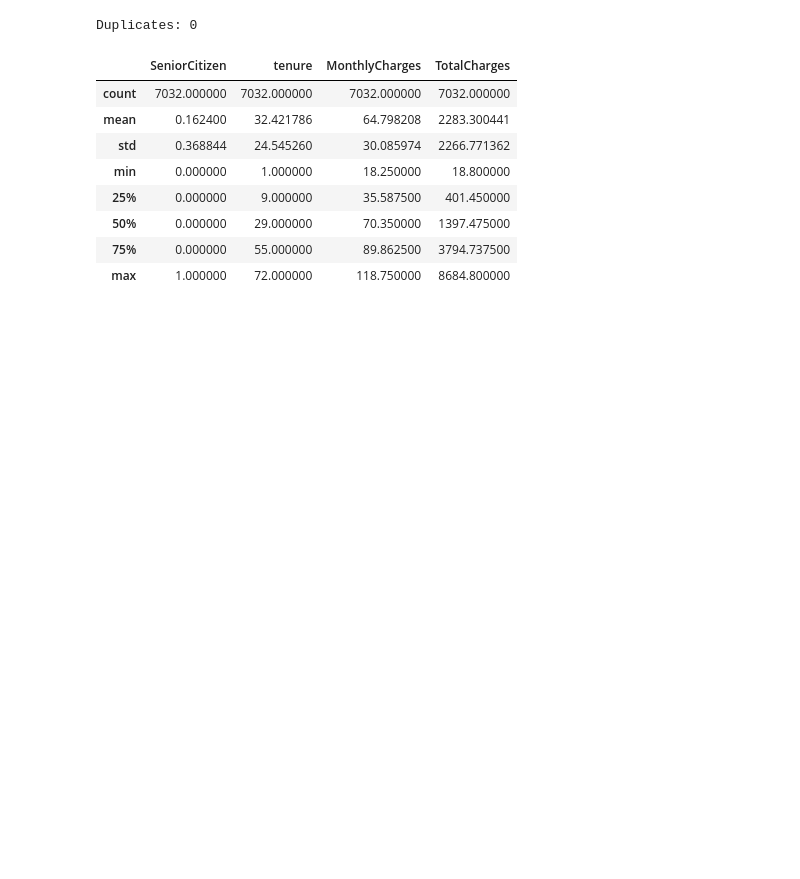
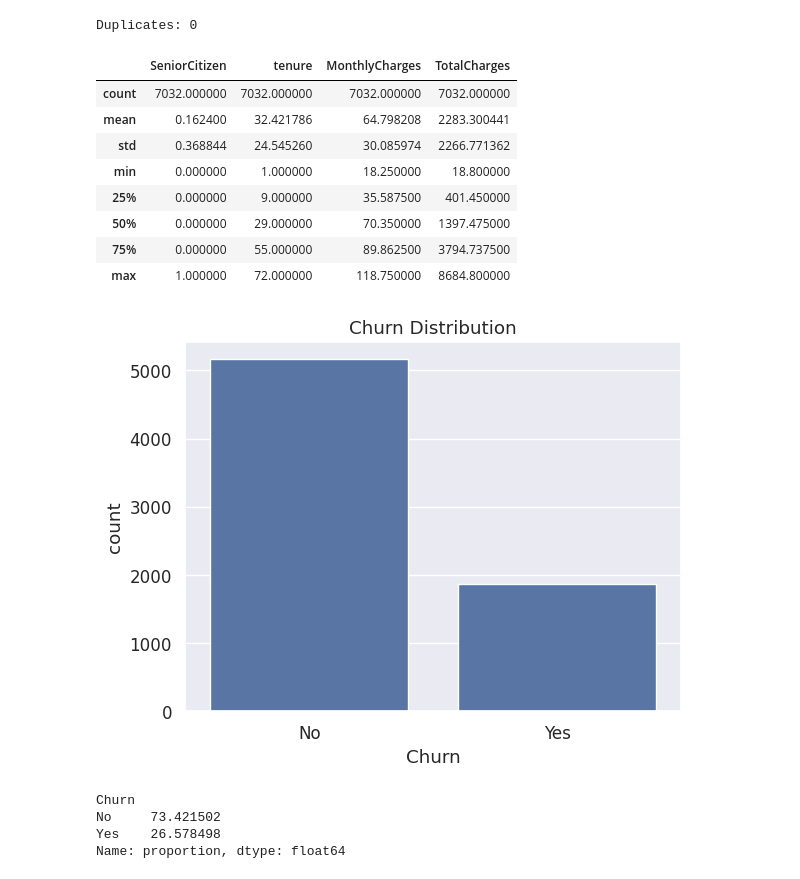
Before and after one commit to hamdhi-muhammad-24/ML_Cw, a Jupyter notebook: ML_Cw.ipynb, the cells around one changed output. Saved outputs shown, nothing was run; the diff lists cells and outputs as text; code cells hidden in the pictures; blank space fills up the shorter version.

Commit message:
Class Distribution Code Updated

```diff
--- a/ML_Cw.ipynb
+++ b/ML_Cw.ipynb
@@ -103,3 +103,17 @@ df.describe()
 | 50% | 0.000000 | 29.000000 | 70.350000 | 1397.475000 |
 | 75% | 0.000000 | 55.000000 | 89.862500 | 3794.737500 |
 | max | 1.000000 | 72.000000 | 118.750000 | 8684.800000 |
+# %%
+# CLASS DISTRIBUTION
+sns.countplot(data=df, x="Churn")
+plt.title("Churn Distribution")
+plt.show()
+
+churn_rate = df["Churn"].value_counts(normalize=True) * 100
+print(churn_rate)
+# %% [output]
+[figure, added]
+Churn
+No     73.421502
+Yes    26.578498
+Name: proportion, dtype: float64
```
